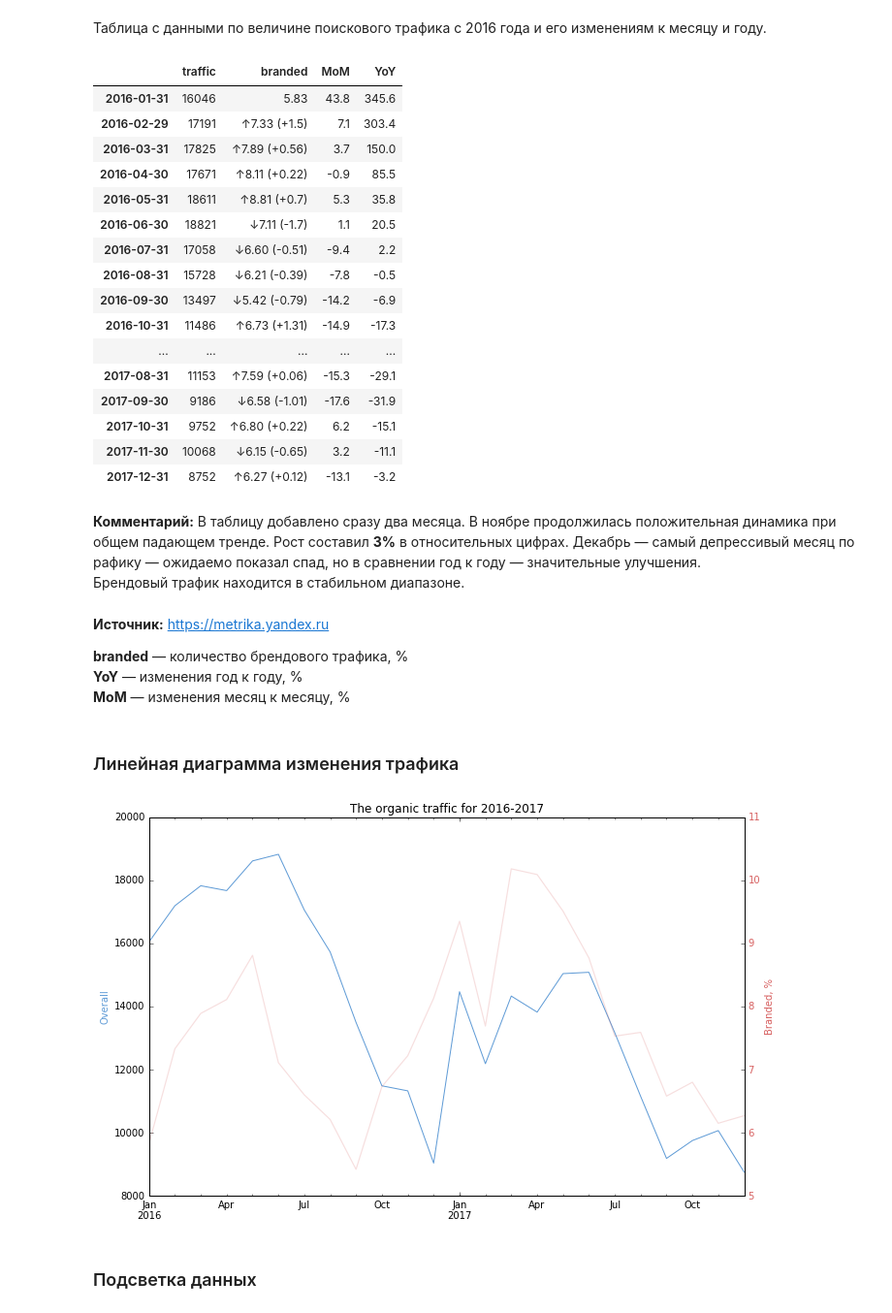
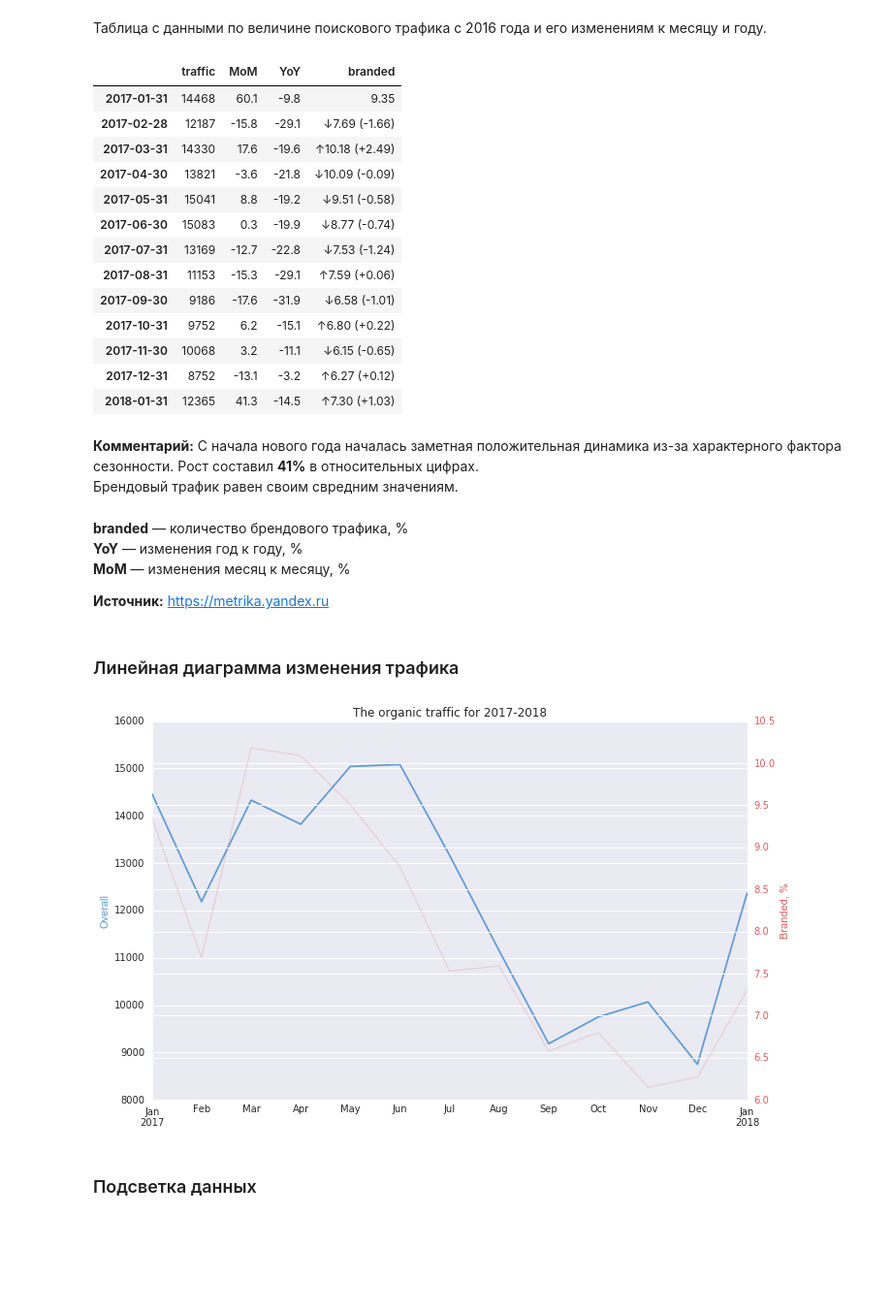
Before and after one commit to salon-love-forever/reports, a Jupyter notebook: salon-love-forever.ru.ipynb, the cells around one changed output. Shown at 97% size. Cells and saved outputs as stored; diff of their text form; code cells hidden in the pictures; blank space fills up the shorter version.

```diff
--- a/salon-love-forever.ru.ipynb
+++ b/salon-love-forever.ru.ipynb
@@ -73,52 +83,49 @@ Name: All, dtype: float64
 Таблица с данными по величине поискового трафика c 2016 года и его изменениям к месяцу и году.
 # %%
 # organic = organic.applymap(lambda x: '{:.2f}'.format(x))
-show_dynamics(organic['msk']['2016':'2017'], 'branded')
+show_dynamics(organic['msk']['2017':'2018'], 'branded')
 # %% [output]
-|  | traffic | branded | MoM | YoY |
-| 2016-01-31 | 16046 | 5.83 | 43.8 | 345.6 |
-| 2016-02-29 | 17191 | ↑7.33 (+1.5) | 7.1 | 303.4 |
-| 2016-03-31 | 17825 | ↑7.89 (+0.56) | 3.7 | 150.0 |
-| 2016-04-30 | 17671 | ↑8.11 (+0.22) | -0.9 | 85.5 |
-| 2016-05-31 | 18611 | ↑8.81 (+0.7) | 5.3 | 35.8 |
-| 2016-06-30 | 18821 | ↓7.11 (-1.7) | 1.1 | 20.5 |
-| 2016-07-31 | 17058 | ↓6.60 (-0.51) | -9.4 | 2.2 |
-| 2016-08-31 | 15728 | ↓6.21 (-0.39) | -7.8 | -0.5 |
-| 2016-09-30 | 13497 | ↓5.42 (-0.79) | -14.2 | -6.9 |
-| 2016-10-31 | 11486 | ↑6.73 (+1.31) | -14.9 | -17.3 |
-| ... | ... | ... | ... | ... |
-| 2017-08-31 | 11153 | ↑7.59 (+0.06) | -15.3 | -29.1 |
-| 2017-09-30 | 9186 | ↓6.58 (-1.01) | -17.6 | -31.9 |
-| 2017-10-31 | 9752 | ↑6.80 (+0.22) | 6.2 | -15.1 |
-| 2017-11-30 | 10068 | ↓6.15 (-0.65) | 3.2 | -11.1 |
-| 2017-12-31 | 8752 | ↑6.27 (+0.12) | -13.1 | -3.2 |
+|  | traffic | MoM | YoY | branded |
+| 2017-01-31 | 14468 | 60.1 | -9.8 | 9.35 |
+| 2017-02-28 | 12187 | -15.8 | -29.1 | ↓7.69 (-1.66) |
+| 2017-03-31 | 14330 | 17.6 | -19.6 | ↑10.18 (+2.49) |
+| 2017-04-30 | 13821 | -3.6 | -21.8 | ↓10.09 (-0.09) |
+| 2017-05-31 | 15041 | 8.8 | -19.2 | ↓9.51 (-0.58) |
+| 2017-06-30 | 15083 | 0.3 | -19.9 | ↓8.77 (-0.74) |
+| 2017-07-31 | 13169 | -12.7 | -22.8 | ↓7.53 (-1.24) |
+| 2017-08-31 | 11153 | -15.3 | -29.1 | ↑7.59 (+0.06) |
+| 2017-09-30 | 9186 | -17.6 | -31.9 | ↓6.58 (-1.01) |
+| 2017-10-31 | 9752 | 6.2 | -15.1 | ↑6.80 (+0.22) |
+| 2017-11-30 | 10068 | 3.2 | -11.1 | ↓6.15 (-0.65) |
+| 2017-12-31 | 8752 | -13.1 | -3.2 | ↑6.27 (+0.12) |
+| 2018-01-31 | 12365 | 41.3 | -14.5 | ↑7.30 (+1.03) |
-# %% [markdown]
-**Комментарий:** В таблицу добавлено сразу два месяца. В ноябре продолжилась положительная динамика при общем падающем тренде. Рост составил **3%** в относительных цифрах. Декабрь — самый депрессивый месяц по рафику — ожидаемо показал спад, но в сравнении год к году — значительные улучшения.
-<br>Брендовый трафик находится в стабильном диапазоне.
+# %% [markdown]
+**Комментарий:** С начала нового года началась заметная положительная динамика из-за характерного фактора сезонности. Рост составил **41%** в относительных цифрах.
+<br>Брендовый трафик равен своим свредним значениям.
 # %% [markdown]
-**Источник:** https://metrika.yandex.ru
-
 <p><b>branded</b> — количество брендового трафика, %
 <br/><b>YoY</b> — изменения год к году, %
 <br/><b>MoM</b> — изменения месяц к месяцу, %</p>
+
+**Источник:** https://metrika.yandex.ru
 # %% [markdown]
 ### Линейная диаграмма изменения трафика
 # %%
 red, blue = '#d65f5f', '#5f9bd6'
 fig = plt.figure(figsize=(11,7))
 ax = fig.add_subplot(1,1,1)
-organic['msk']['2016':'2017'].traffic.plot(ax=ax, color=blue)
-ax.set_title('The organic traffic for 2016-2017')
+organic['msk']['2017':'2018'].traffic.plot(ax=ax, color=blue)
+ax.set_title('The organic traffic for 2017-2018')
 ax.set_ylabel('Overall', color=blue)
 # ax.legend(loc='upper right');
 ax2 = ax.twinx()
-organic['msk']['2016':'2017'].branded.plot(color=red, linewidth=1.2, alpha=.2)
+organic['msk']['2017':'2018'].branded.plot(color=red, linewidth=1.2, alpha=.2)
 # ax2.plot(y1, 'r-')
 ax2.set_ylabel('Branded, %', color=red)
 for tl in ax2.get_yticklabels():
     tl.set_color(red)
 # %% [output]
-[figure, old version]
+[figure, new version]
 # %% [markdown]
 ### Подсветка данных
 # %%
```
Also changed, not shown: parts of 16 cells of this notebook.
